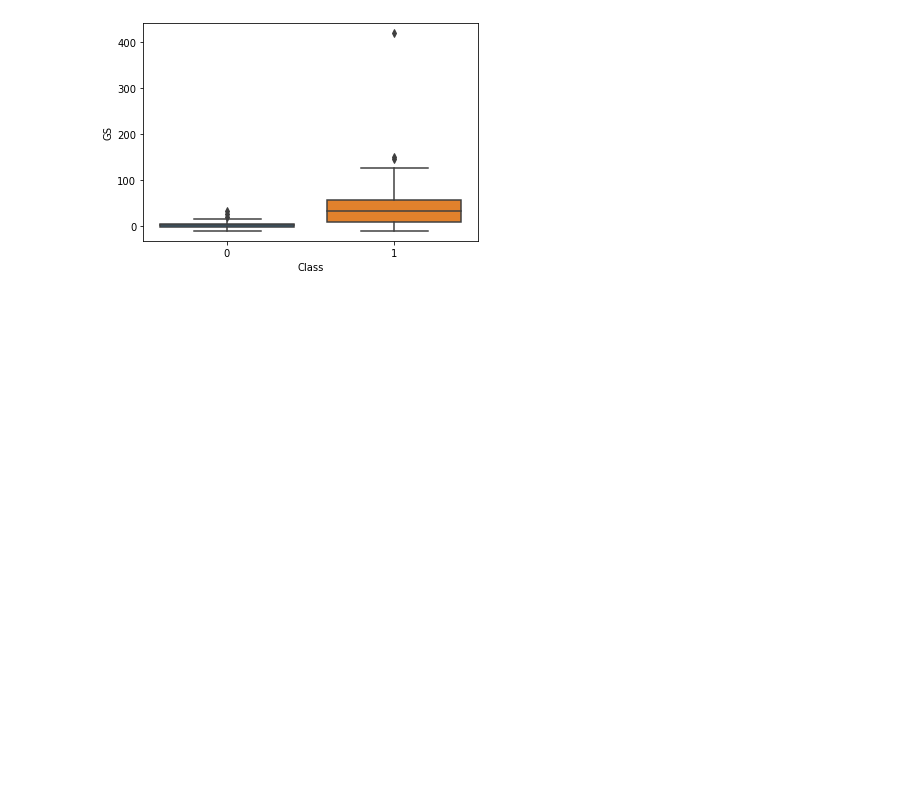
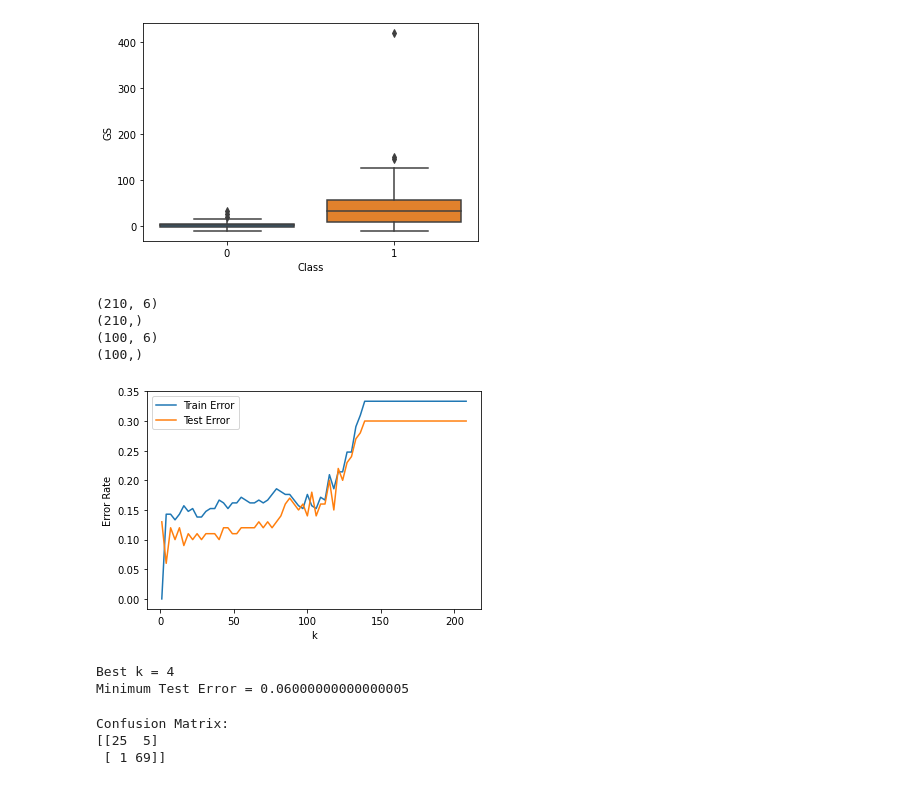
Before and after one commit to ethandingsc/EE559, a Jupyter notebook: Homework 1 Data/HW1.ipynb, the cells around one changed output. Cells and saved outputs as stored; diff of their text form; code cells hidden in the pictures; blank space fills up the shorter version.

```diff
--- a/Homework 1 Data/HW1.ipynb
+++ b/Homework 1 Data/HW1.ipynb
@@ -78,0 +73,17 @@ test_df = pd.concat([
+# %%
+X_train = train_df.drop("Class", axis=1)
+Y_train = train_df["Class"]
+
+X_test = test_df.drop("Class", axis=1)
+Y_test = test_df["Class"]
+
+print(X_train.shape)
+print(Y_train.shape)
+
+print(X_test.shape)
+print(Y_test.shape)
+# %% [output]
+(210, 6)
+(210,)
+(100, 6)
+(100,)
@@ -78,0 +93,58 @@ test_df = pd.concat([
+# %%
+train_errors = []
+test_errors = []
+
+for k in range(208, 0, -3):
+
+    knn = KNeighborsClassifier(n_neighbors=k)
+    knn.fit(X_train, Y_train)
+    Y_trainout = knn.predict(X_train)
+    Y_testout = knn.predict(X_test)
+    train_error = 1 - accuracy_score(Y_train, Y_trainout)
+    test_error = 1 - accuracy_score(Y_test, Y_testout)
+    train_errors.append(train_error)
+    test_errors.append(test_error)
+
+
+
+
+
+plt.plot(range(208, 0, -3), train_errors, label="Train Error")
+plt.plot(range(208, 0, -3), test_errors, label="Test Error")
+plt.xlabel("k")
+plt.ylabel("Error Rate")
+plt.legend()
+plt.show()
+# %% [output]
+[figure, added]
+# %%
+k_values = list(range(208, 0, -3))
+
+min_error = min(test_errors)
+
+index = test_errors.index(min_error)
+
+k_star = k_values[index]
+k_manhattan = k_star
+best_error_manhattan = min_error
+
+print("Best k =", k_star)
+print("Minimum Test Error =", min_error)
+# %% [output]
+Best k = 4
+Minimum Test Error = 0.06000000000000005
+# %%
+knn = KNeighborsClassifier(n_neighbors=k_star)
+
+knn.fit(X_train, Y_train)
+
+Y_testout = knn.predict(X_test)
+
+cm = confusion_matrix(Y_test, Y_testout)
+
+print("Confusion Matrix:")
+print(cm)
+# %% [output]
+Confusion Matrix:
+[[25  5]
+ [ 1 69]]
```
Also changed, not shown: parts of 15 cells of this notebook.
